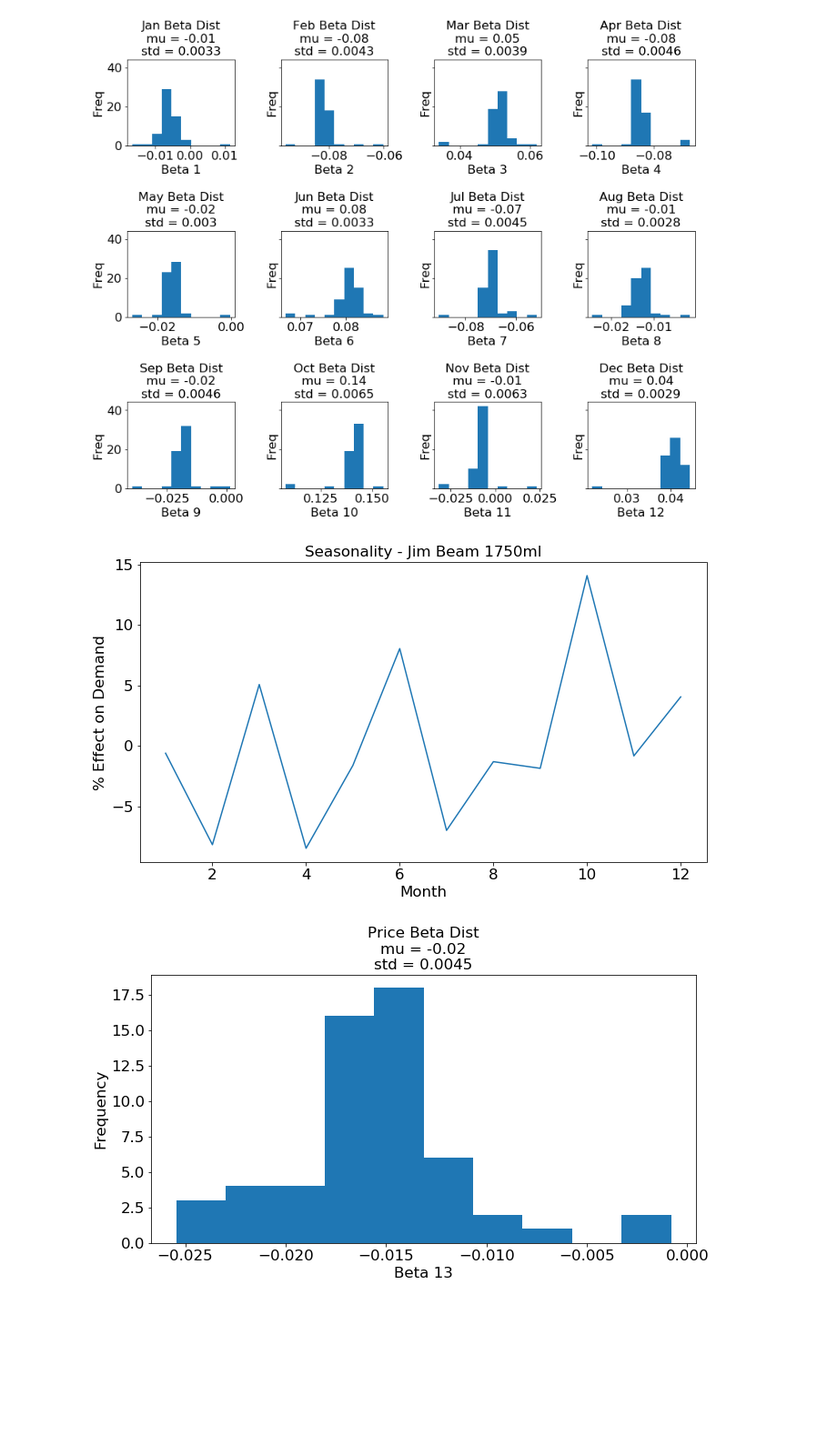
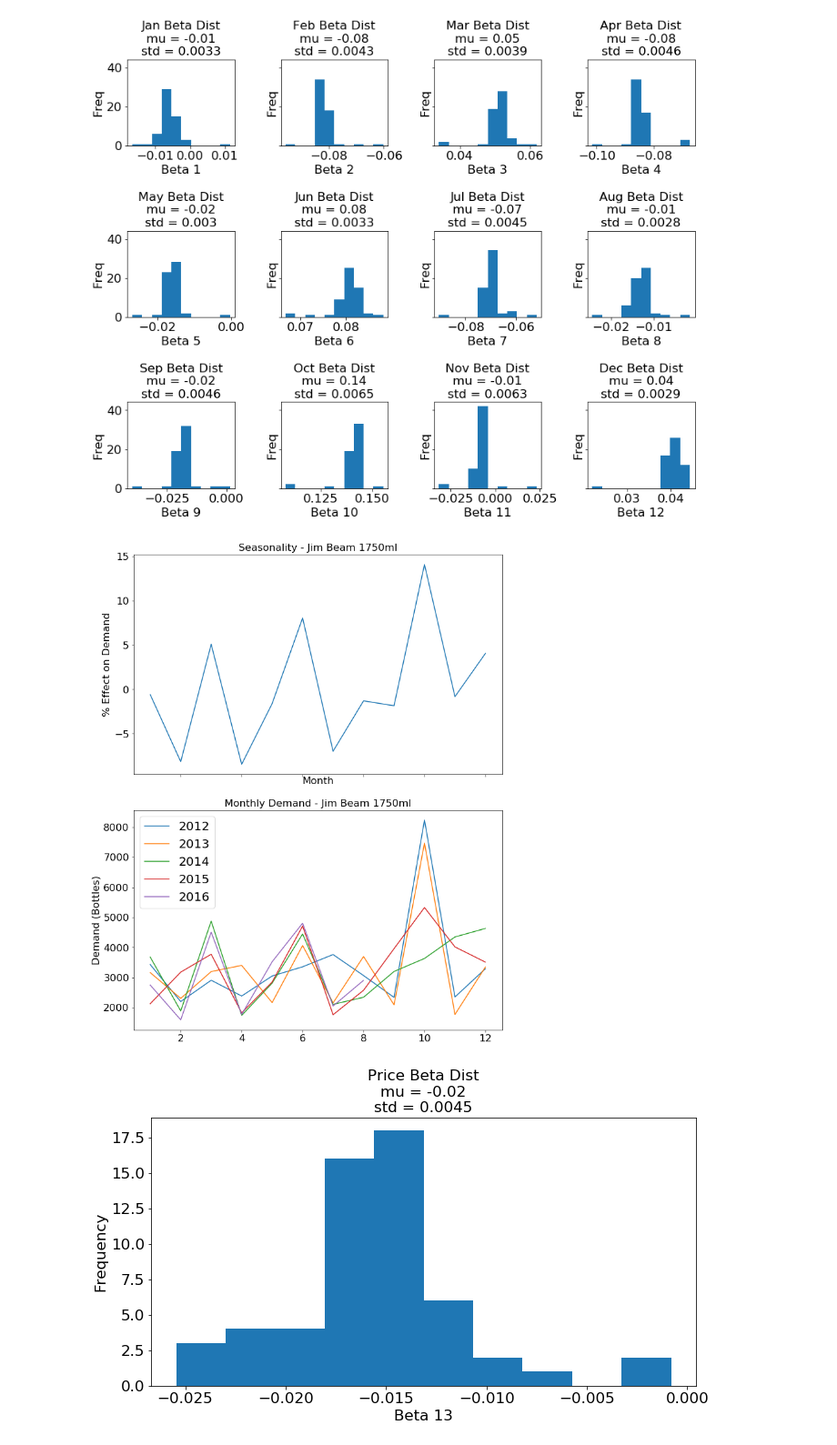
Before and after one commit to nicholsonjohnc/promotion-optimization, a Jupyter notebook: Analysis.ipynb, the cells around one changed output. Shown at 91% size. Cells and saved outputs as stored; diff of their text form; code cells hidden in the pictures; blank space fills up the shorter version.

```diff
--- a/Analysis.ipynb
+++ b/Analysis.ipynb
@@ -346,15 +346,25 @@ fig.savefig('img/seasonality_betas.png')
 # %% [output]
 [figure]
 # %%
-fig, ax = plt.subplots(1, 1, sharex=True, figsize=(10, 6))
-ax.plot([i for i in range(1,13)],np.array(beta_month_means)*100,'-')
-ax.set_title('Seasonality - Jim Beam 1750ml')
-ax.set_ylabel('% Effect on Demand')
-ax.set_xlabel('Month')
+fig, ax = plt.subplots(2, 1, sharex=True, figsize=(10, 12))
+ax[0].plot([i for i in range(1,13)],np.array(beta_month_means)*100,'-')
+ax[0].set_title('Seasonality - Jim Beam 1750ml')
+ax[0].set_ylabel('% Effect on Demand')
+
+ax[1].plot([i for i in range(1,13)],Demand[0:12],'-',
+           [i for i in range(1,13)],Demand[12:24],'-',
+           [i for i in range(1,13)],Demand[24:36],'-',
+           [i for i in range(1,13)],Demand[36:48],'-',
+           [i for i in range(1,9)],Demand[48:],'-');
+ax[1].set_title('Monthly Demand - Jim Beam 1750ml')
+ax[1].set_ylabel('Demand (Bottles)')
+ax[1].set_xlabel('Month')
+ax[1].legend(['2012', '2013', '2014', '2015', '2016'], loc=2)
+
 fig.tight_layout()
 fig.savefig('img/seasonality.png')
 # %% [output]
-[figure, old version]
+[figure, new version]
 # %%
 fig, ax = plt.subplots(1, 1, figsize=(10, 6))
 ax.hist(betas[:,12])
```
Also changed, not shown: 2 other files.
